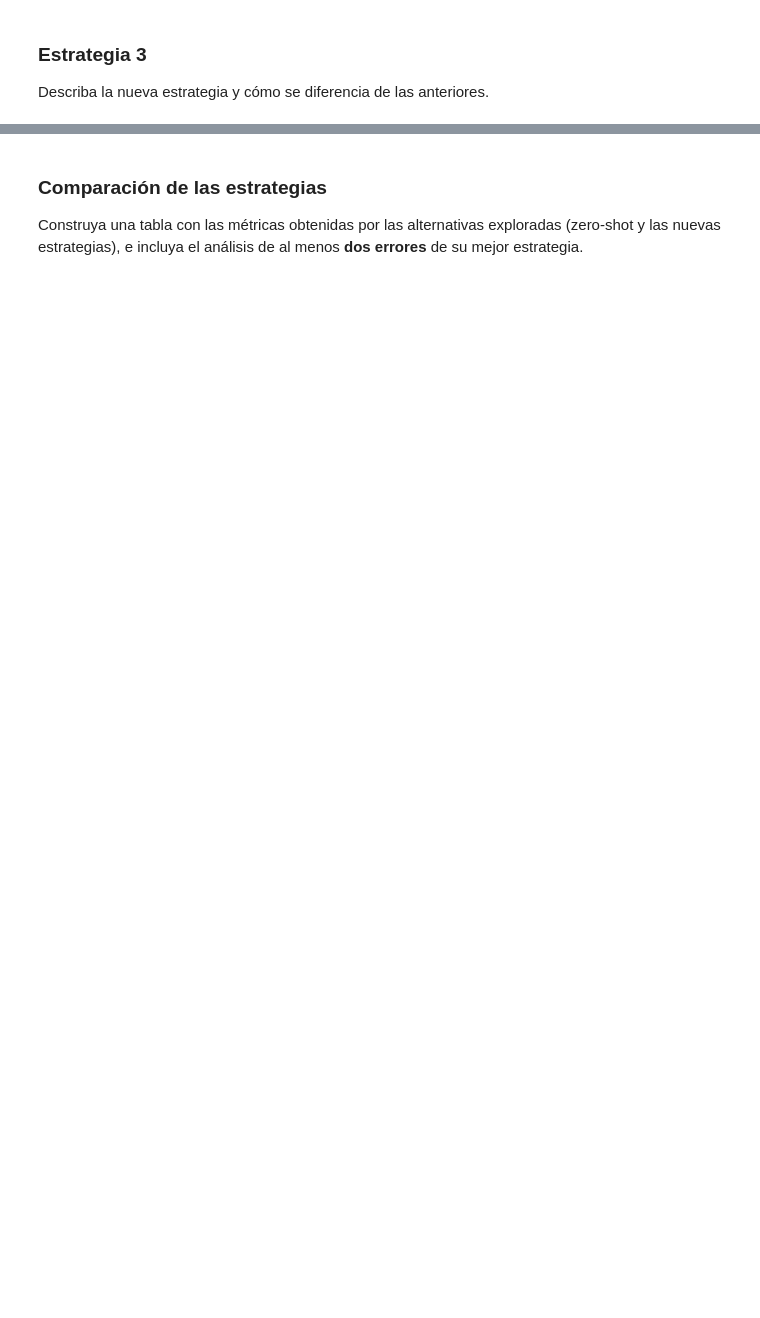
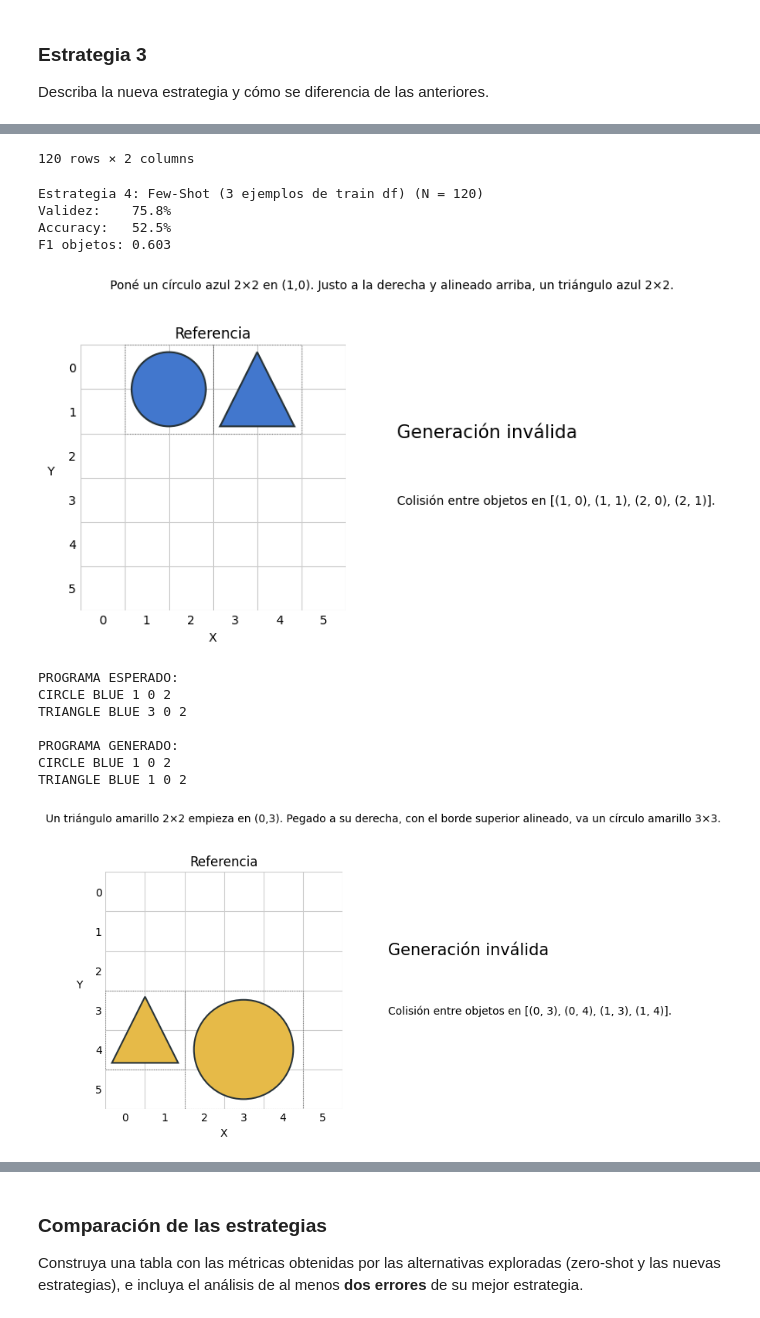
Before and after one commit to santitucci/MCDAA_RNLN_Grupo_13_Lab2, a Jupyter notebook: RNLN_2026_lab2.ipynb, the cells around one changed output, grey strips where cells are left out. Drawn from its saved outputs; the diff is of its cells as text; code cells hidden in the pictures; blank space fills up the shorter version.

````diff
--- a/RNLN_2026_lab2.ipynb
+++ b/RNLN_2026_lab2.ipynb
@@ -897,0 +1003,61 @@ if len(errores_idx_cot) >= 2:
+# %%
+# Estrategia 4 Few shot usando ejemplos de Dataset de Training
+few_shot_examples_train = [
+    {
+        'instruccion': train_df.iloc[0]['instruccion'],
+        'programa': train_df.iloc[0]['programa']
+    },
+    {
+        'instruccion': train_df.iloc[1]['instruccion'],
+        'programa': train_df.iloc[1]['programa']
+    },
+    {
+        'instruccion': train_df.iloc[2]['instruccion'],
+        'programa': train_df.iloc[2]['programa']
+    }
+]
+
+train_llm_few_shot_train = []
+
+for i in range(dev_df.shape[0]):
+    instruccion_actual = dev_df.iloc[i]['instruccion']
+    # print(instruccion_actual)
+    messages = [
+        {'role': 'system', 'content': """Traducí la instrucción a un programa en texto plano. Cada objeto debe escribirse en una línea separada con exactamente 5 campos separados por un espacio y en este orden explicito:
+        FIGURA COLOR X Y TAMAÑO.
+        Para cada campo, los valores permitidos son:
+        Para FIGURA: se aceptan SOLO los valores: CIRCLE (círculo), SQUARE (cuadrado), TRIANGLE (triángulo).
+        Para COLOR: se aceptan SOLO los valores: RED (rojo), BLUE (azul), GREEN (verde), YELLOW (amarillo).
+        Para X: se aceptan SOLO enteros de 0 a 5 (columna de la esquina superior izquierda; 0 es izquierda, crece hacia la derecha)
+        Para Y: se aceptan SOLO enteros de 0 a 5 (fila de la esquina superior izquierda; 0 es arriba, crece hacia abajo)
+        Para TAMAÑO: se aceptan SOLO enteros de 1 a 6 (el objeto ocupa TAMAÑO x TAMAÑO celdas hacia la derecha y hacia abajo)
+
+        Restricciones:
+        Todo objeto debe caber en el tablero de 6x6, es decir que X + TAMAÑO <= 6 e Y + TAMAÑO <= 6.
+        Entre 1 y 3 objetos por escena, sin superponerse.
+        Respondé ÚNICAMENTE con las líneas del programa en texto plano. No uses bloques de código Markdown (```), ni HTML/SVG, ni agregues explicaciones. """},
+        {'role': 'user', 'content': few_shot_examples_train[0]['instruccion']},
+        {'role': 'assistant', 'content': few_shot_examples_train[0]['programa']},
+        {'role': 'user', 'content': few_shot_examples_train[1]['instruccion']},
+        {'role': 'assistant', 'content': few_shot_examples_train[1]['programa']},
+        {'role': 'user', 'content': few_shot_examples_train[2]['instruccion']},
+        {'role': 'assistant', 'content': few_shot_examples_train[2]['programa']},
+        {'role': 'user', 'content': instruccion_actual},
+    ]
+    programa_generado = generate_response(messages)
+    train_llm_few_shot_train.append({
+        'instruccion': instruccion_actual,
+        'programa_generado': programa_generado,
+    })
+
+df_train_llm_few_shot_train = pd.DataFrame(train_llm_few_shot_train)
+display(df_train_llm_few_shot_train)
+
+resultados_few_shot_train = evaluate_predictions(dev_df, df_train_llm_few_shot_train['programa_generado'])
+show_metrics(resultados_few_shot_train, name='Estrategia 4: Few-Shot (3 ejemplos de train df)')
+
+errores_idx_fs = resultados_few_shot_train.index[~resultados_few_shot_train['exacto']].tolist()
+if len(errores_idx_fs) >= 2:
+    compare_drawings(resultados_few_shot_train, index=errores_idx_fs[0])
+    compare_drawings(resultados_few_shot_train, index=errores_idx_fs[1])
+# %% [output]
@@ -897,0 +1076,14 @@ if len(errores_idx_cot) >= 2:
+120 rows × 2 columns
+Estrategia 4: Few-Shot (3 ejemplos de train df) (N = 120)
+Validez:    75.8%
+Accuracy:   52.5%
+F1 objetos: 0.603
+[figure, added]
+PROGRAMA ESPERADO:
+CIRCLE BLUE 1 0 2
+TRIANGLE BLUE 3 0 2
+
+PROGRAMA GENERADO:
+CIRCLE BLUE 1 0 2
+TRIANGLE BLUE 1 0 2
+[figure, added]
````
Also changed, not shown: parts of 17 cells of this notebook.
